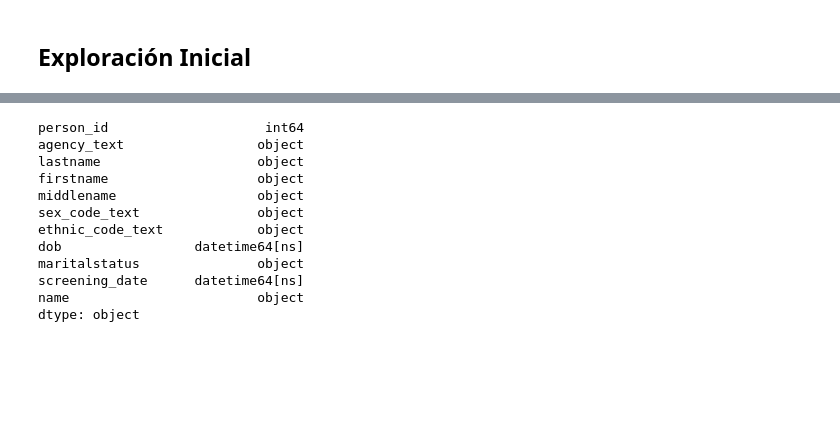
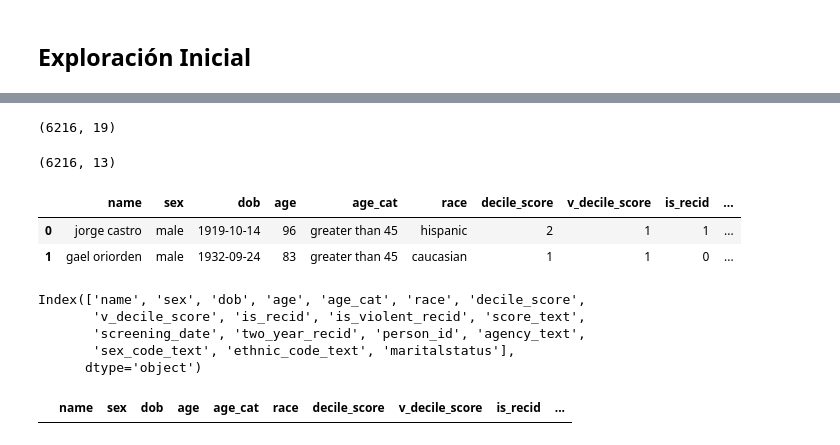
Before and after one commit to aaznarmellado-collab/TFM-Sesgos-en-el-sistema-judicial-de-EEUU-, a Jupyter notebook: 01_Notebooks/TFM_LIMPIEZA.ipynb, the cells around one changed output, grey strips where cells are left out. Saved outputs shown, nothing was run; the diff lists cells and outputs as text; code cells hidden in the pictures; blank space fills up the shorter version.

```diff
--- a/01_Notebooks/TFM_SESGOS_EN_EL_SISTEMA_JUDICIAL_DE_EEUU.ipynb
+++ b/01_Notebooks/TFM_LIMPIEZA.ipynb
@@ -198,9 +200,7 @@ df_compas_raw.duplicated().sum()
 # %%
 variables_df1 = ['person_id',
  'agency_text',
- 'lastname',
- 'firstname',
- 'middlename',
+ 'name',
  'sex_code_text',
  'ethnic_code_text',
  'dateofbirth',
@@ -236,7 +240,5 @@ Index(['person_id', 'agency_text', 'lastname', 'firstname', 'middlename',
 # %%
 df_raw_clean = df_raw_clean.drop_duplicates()
 df_raw_clean = df_raw_clean.rename(columns={"dateofbirth" : "dob"})
-# %%
-df_raw_clean["name"] = df_raw_clean["firstname"] + " " + df_raw_clean["lastname"]
 # %%
 df_raw_clean = df_raw_clean.drop_duplicates(subset=["person_id"])
@@ -293,17 +261,2 @@ df_raw_aux_dob = df_raw_clean.query("dob > '2000-01-01'")
-# %%
-df_raw_aux_dob.dtypes
-# %% [output]
-person_id                    int64
-agency_text                 object
-lastname                    object
-firstname                   object
-middlename                  object
-sex_code_text               object
-ethnic_code_text            object
-dob                 datetime64[ns]
-maritalstatus               object
-screening_date      datetime64[ns]
-name                        object
-dtype: object
 # %%
 
@@ -360,3 +313,47 @@ df_raw_clean["name"] = df_raw_clean.apply(
     lambda row: fuzzy_replace_safe(row, df_two_years_clean),
     axis=1
 )
+# %%
+df_raw_sorted = df_raw_clean.sort_values("dob")
+df_two_years_sorted = df_two_years_clean.sort_values("dob")
+
+df_merge = pd.merge_asof(
+    df_two_years_sorted,
+    df_raw_sorted,
+    on="dob",
+    by="name",                # coincidencia exacta
+    tolerance=pd.Timedelta(days=10),
+    direction="nearest",      # el más cercano
+    suffixes=("_master", "_raw")
+)
+
+display(df_merge.shape)
+display(df_two_years_clean.shape)
+display(df_merge.head(2))
+# %% [output]
+(6216, 19)
+(6216, 13)
+|  | name | sex | dob | age | age_cat | race | decile_score | v_decile_score | is_recid | ... |
+| 0 | jorge castro | male | 1919-10-14 | 96 | greater than 45 | hispanic | 2 | 1 | 1 | ... |
+| 1 | gael oriorden | male | 1932-09-24 | 83 | greater than 45 | caucasian | 1 | 1 | 0 | ... |
+# %%
+df_merge = df_merge.drop(columns = 'screening_date_raw')
+df_merge = df_merge.rename(columns = {'screening_date_master':'screening_date'})
+
+df_merge.columns
+# %% [output]
+Index(['name', 'sex', 'dob', 'age', 'age_cat', 'race', 'decile_score',
+       'v_decile_score', 'is_recid', 'is_violent_recid', 'score_text',
+       'screening_date', 'two_year_recid', 'person_id', 'agency_text',
+       'sex_code_text', 'ethnic_code_text', 'maritalstatus'],
+      dtype='object')
+# %%
+cols = df_two_years_clean.columns.tolist()
+
+df2_tuples = list(df_merge[cols].itertuples(index=False, name=None))
+
+df1_no_match = df_two_years_clean[~df_two_years_clean[cols].apply(tuple, axis=1).isin(df2_tuples)]
+
+df1_no_match
+# %% [output]
+|  | name | sex | dob | age | age_cat | race | decile_score | v_decile_score | is_recid | ... |
```
Also changed, not shown: parts of 29 cells of this notebook, 2 other files.
